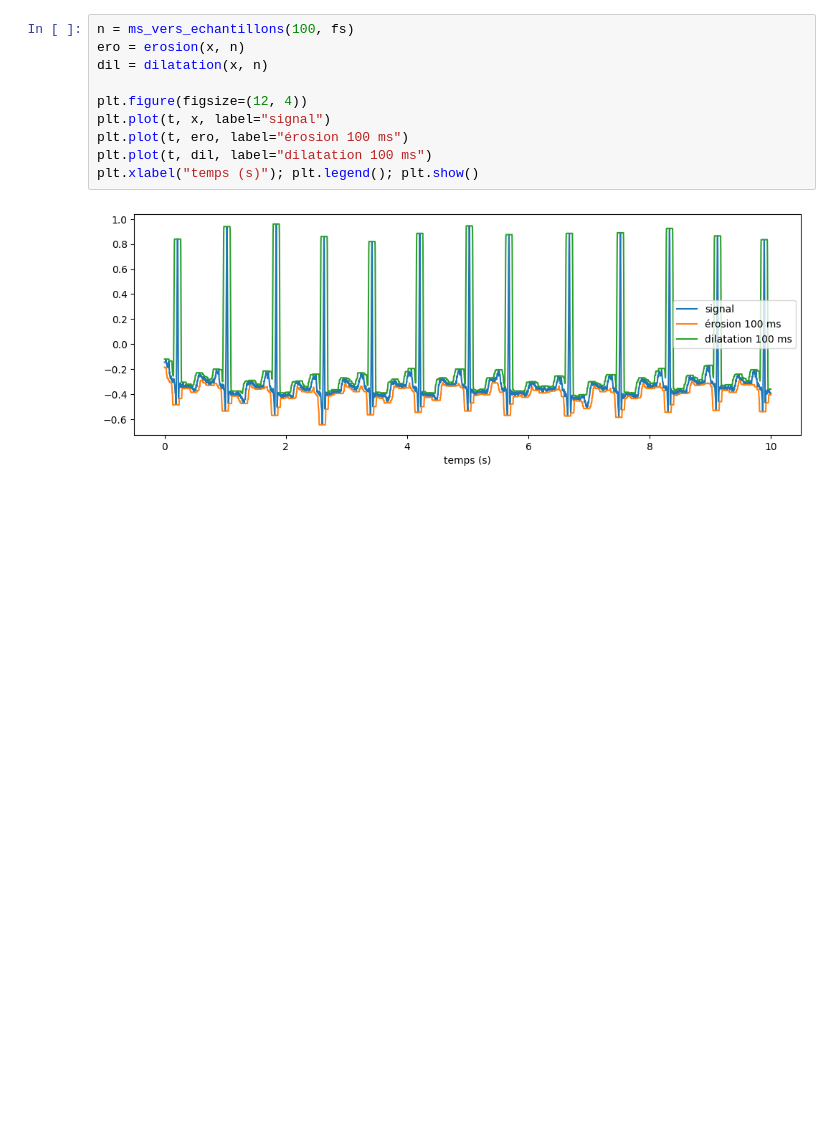
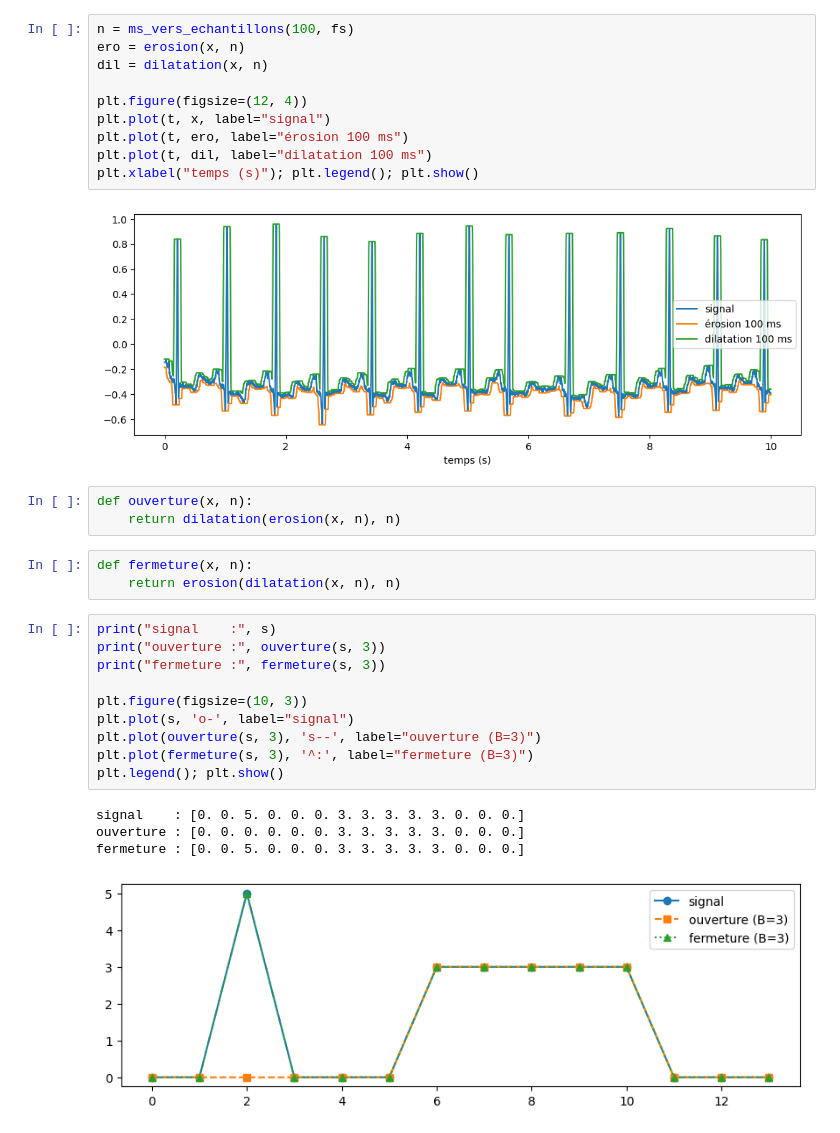
Before and after one commit to ROUA329/CardioMorph, a Jupyter notebook: cardiomorph-ecg.ipynb, the cells around one changed output. Cells and saved outputs as stored; diff of their text form; blank space fills up the shorter version.

Commit message:
Kaggle Notebook | CardioMorph_ECG | Etape 3 : ouverture et fermeture

```diff
--- a/cardiomorph-ecg.ipynb
+++ b/cardiomorph-ecg.ipynb
@@ -132,3 +132,24 @@ plt.plot(t, dil, label="dilatation 100 ms")
 plt.xlabel("temps (s)"); plt.legend(); plt.show()
 # %% [output]
 [figure]
+# %%
+def ouverture(x, n):
+    return dilatation(erosion(x, n), n)
+# %%
+def fermeture(x, n):
+    return erosion(dilatation(x, n), n)
+# %%
+print("signal    :", s)
+print("ouverture :", ouverture(s, 3))
+print("fermeture :", fermeture(s, 3))
+
+plt.figure(figsize=(10, 3))
+plt.plot(s, 'o-', label="signal")
+plt.plot(ouverture(s, 3), 's--', label="ouverture (B=3)")
+plt.plot(fermeture(s, 3), '^:', label="fermeture (B=3)")
+plt.legend(); plt.show()
+# %% [output]
+signal    : [0. 0. 5. 0. 0. 0. 3. 3. 3. 3. 3. 0. 0. 0.]
+ouverture : [0. 0. 0. 0. 0. 0. 3. 3. 3. 3. 3. 0. 0. 0.]
+fermeture : [0. 0. 5. 0. 0. 0. 3. 3. 3. 3. 3. 0. 0. 0.]
+[figure, added]
```
Also changed, not shown: parts of 2 cells of this notebook.
